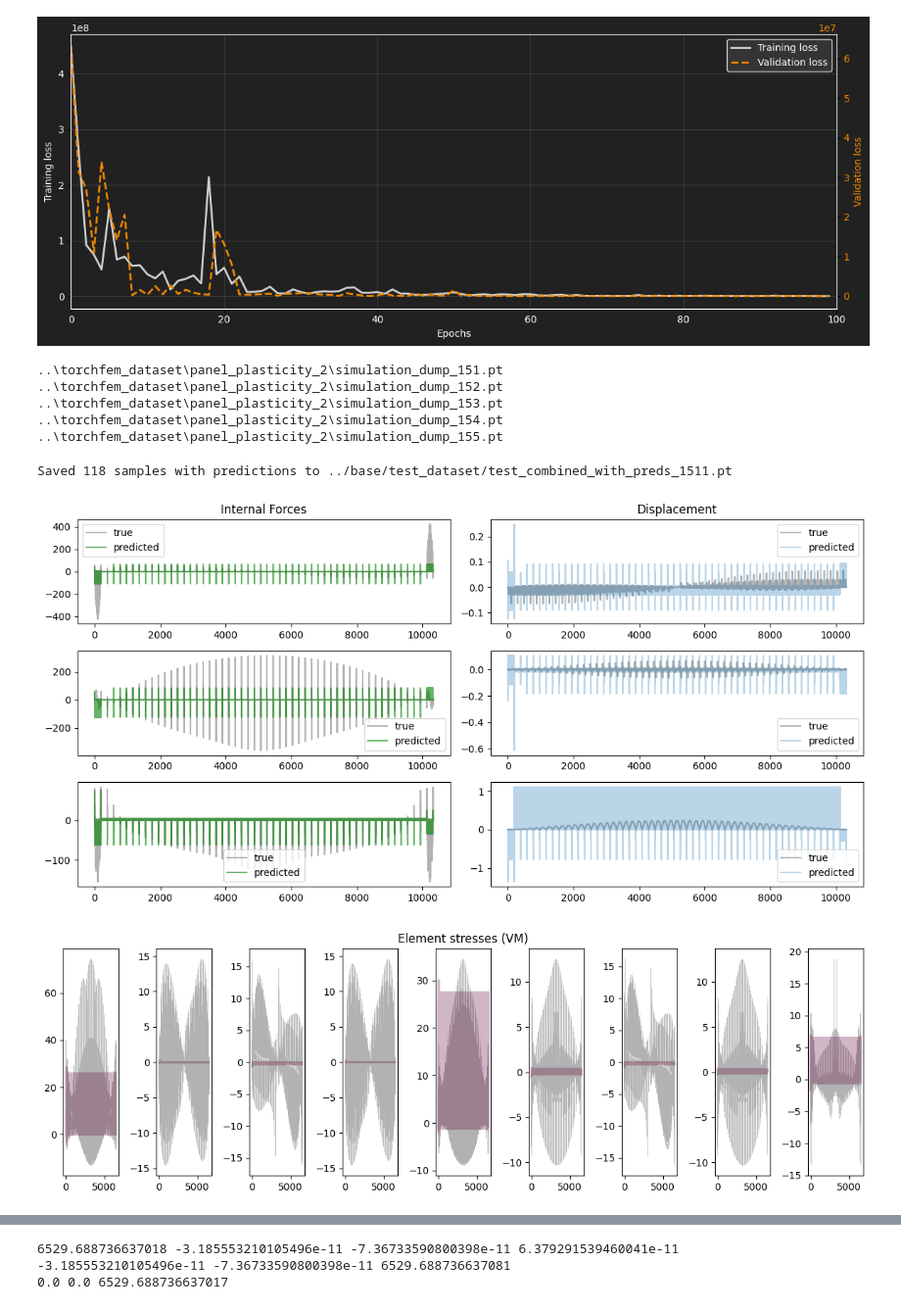
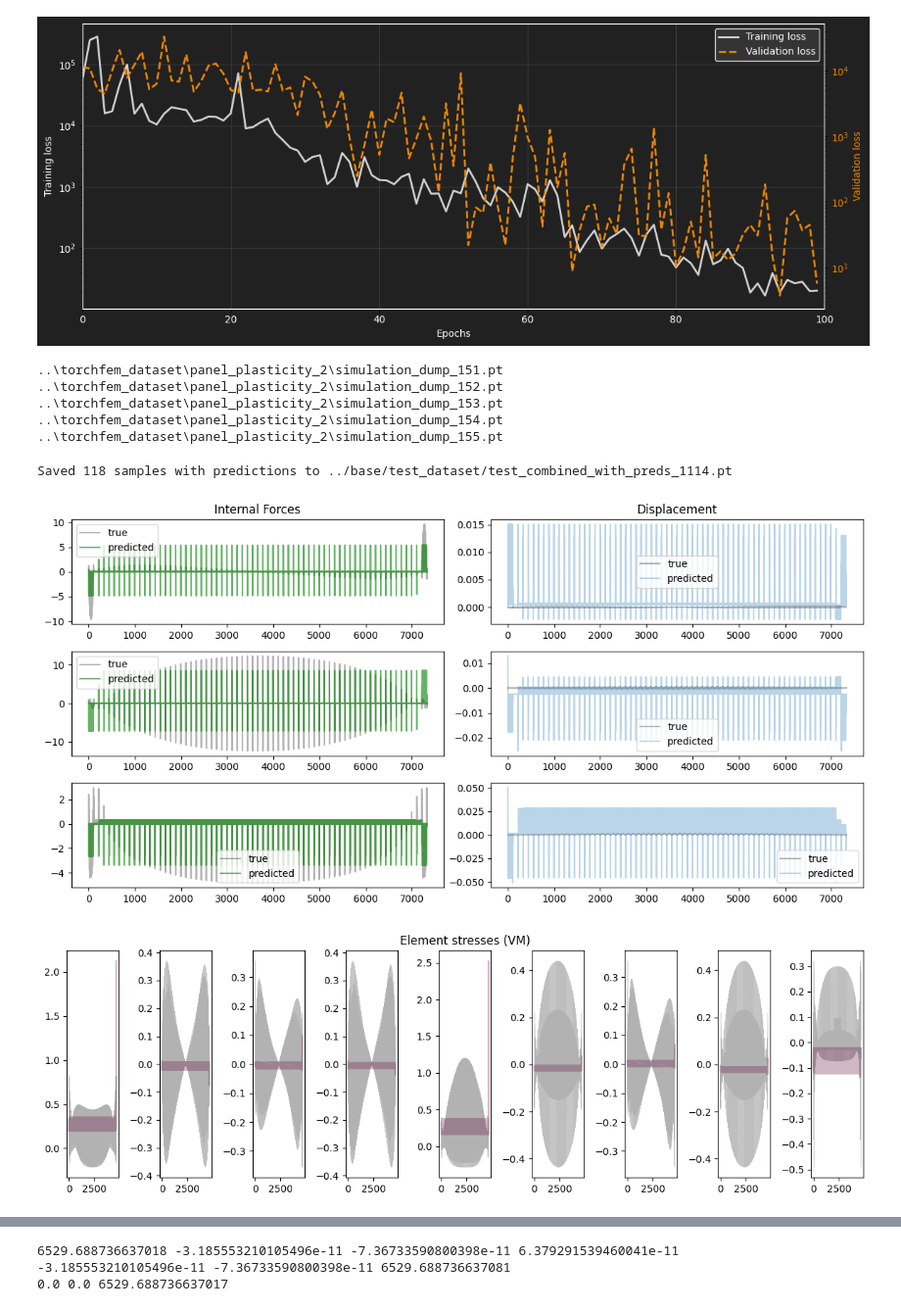
Before and after one commit to bartutuncay/mpnn_fem, a Jupyter notebook: hgt_train_1114.ipynb, the cells around one changed output, grey strips where cells are left out. Shown at 98% size. Saved outputs shown, nothing was run; the diff lists cells and outputs as text; code cells hidden in the pictures.

```diff
--- a/hgt_train_1114.ipynb
+++ b/hgt_train_1114.ipynb
@@ -189,0 +158,3 @@ KeyboardInterrupt:
+# %%
+train_set, val_set = split_dataset(dataset_t, val_ratio=0.1)
+print(train_set[10]['nodes']['x'])
@@ -445,6 +380,7 @@ ax1.plot(x, loss_np[:,0], label='Training loss', linewidth=2,color='white',alpha
 ax1.set_xlabel('Epochs',color='white')
 #ax1.set_ylim(8000,15000)
 ax1.set_ylabel('Training loss', color='white')
+ax1.set_yscale('log')
 ax1.tick_params(axis='x', labelcolor='white')
 ax1.tick_params(axis='y', labelcolor='white')
 
@@ -452,6 +388,7 @@ ax1.tick_params(axis='y', labelcolor='white')
 ax2 = ax1.twinx()
 ax2.plot(x, loss_np[:,1], color='#ee8800', label='Validation loss', linewidth=2, linestyle='--')
 #ax2.set_ylim(2000,5000)
+ax2.set_yscale('log')
 ax2.set_ylabel('Validation loss', color='#ee8800')
 ax2.tick_params(axis='y', labelcolor='#ee8800')
 
@@ -469,7 +406,7 @@ ax1.legend(lines_1 + lines_2, labels_1 + labels_2, loc='upper right', facecolor=
 plt.tight_layout()
 plt.show()
 # %% [output]
-[figure, old version]
+[figure, new version]
 # %%
 ## Validation Cases
 from pathlib import Path
@@ -733,45 +670,45 @@ with torch.no_grad():
         out_samples.append(d)
 
 # Save to a new file
-save_path = "../base/test_dataset/test_combined_with_preds_1511.pt"
-#torch.save(out_samples, save_path)
+save_path = "../base/test_dataset/test_combined_with_preds_1114.pt"
+torch.save(out_samples, save_path)
 print(f"Saved {len(out_samples)} samples with predictions to {save_path}")
 # %% [output]
-Saved 118 samples with predictions to ../base/test_dataset/test_combined_with_preds_1511.pt
+Saved 118 samples with predictions to ../base/test_dataset/test_combined_with_preds_1114.pt
 # %%
 import matplotlib.pyplot as plt
-#out_samples = torch.load("../base/test_dataset/test_combined_with_preds.pt")
+out_samples = torch.load("../base/test_dataset/test_combined_with_preds_1114.pt",weights_only=False)
 
 fig, ax = plt.subplots(3,2)
 fig.set_figwidth(12)
 fig.set_figheight(6)
-sample = 80
+sample = 14
 
 ax[0,0].set_title('Internal Forces')
 ax[0,1].set_title('Displacement')
 
 for i in range(3):
     ax[i,1].plot(out_samples[sample]['nodes']['y_u'][:,i],'k',alpha=0.3,label='true')
     ax[i,1].plot(out_samples[sample]['nodes']['pred_u'][:,i],alpha=0.3,label='predicted')
     ax[i,1].legend()
 
     ax[i,0].plot(out_samples[sample]['nodes']['y_fint'][:,i],'k',alpha=0.3,label='true')
     ax[i,0].plot(out_samples[sample]['nodes']['pred_fint'][:,i],color='green',alpha=0.6,label='predicted')
     ax[i,0].legend()
 plt.tight_layout()
 
 
 fig, ax = plt.subplots(1,9)
 fig.set_figwidth(12)
 fig.set_figheight(4)
 ax[4].set_title('Element stresses (VM)')
 for i in range(9):
     ax[i].plot(out_samples[sample]['elements']['y_s'][:,i],'k',linewidth=0.3,alpha=0.3)
     ax[i].plot(out_samples[sample]['elements']['pred_s'][:,i],color='#661144',alpha=0.3)
 plt.tight_layout()
 # %% [output]
-[figure, old version]
+[figure, new version]
-[figure, old version]
+[figure, new version]
 # %%
 ## Visualization - Matplotlib 3D Scatter Plot
 import matplotlib.pyplot as plt
```
Also changed, not shown: parts of 6 cells of this notebook, 2 other files.
